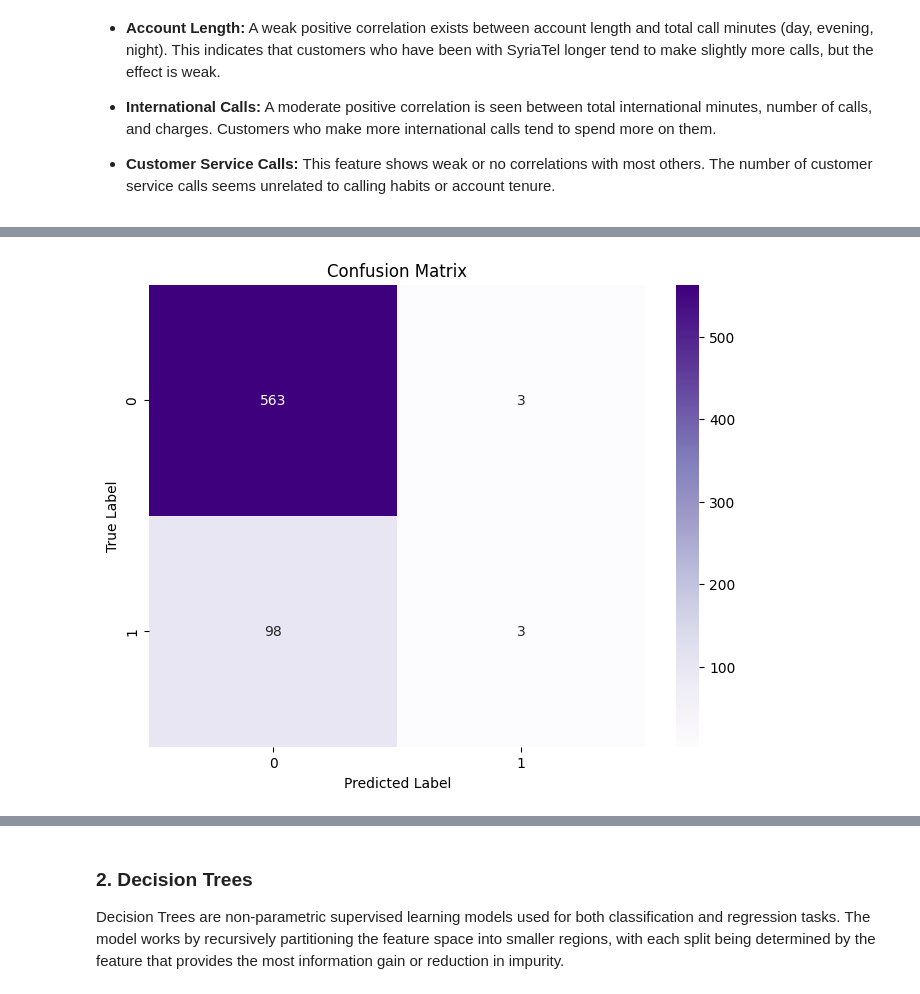
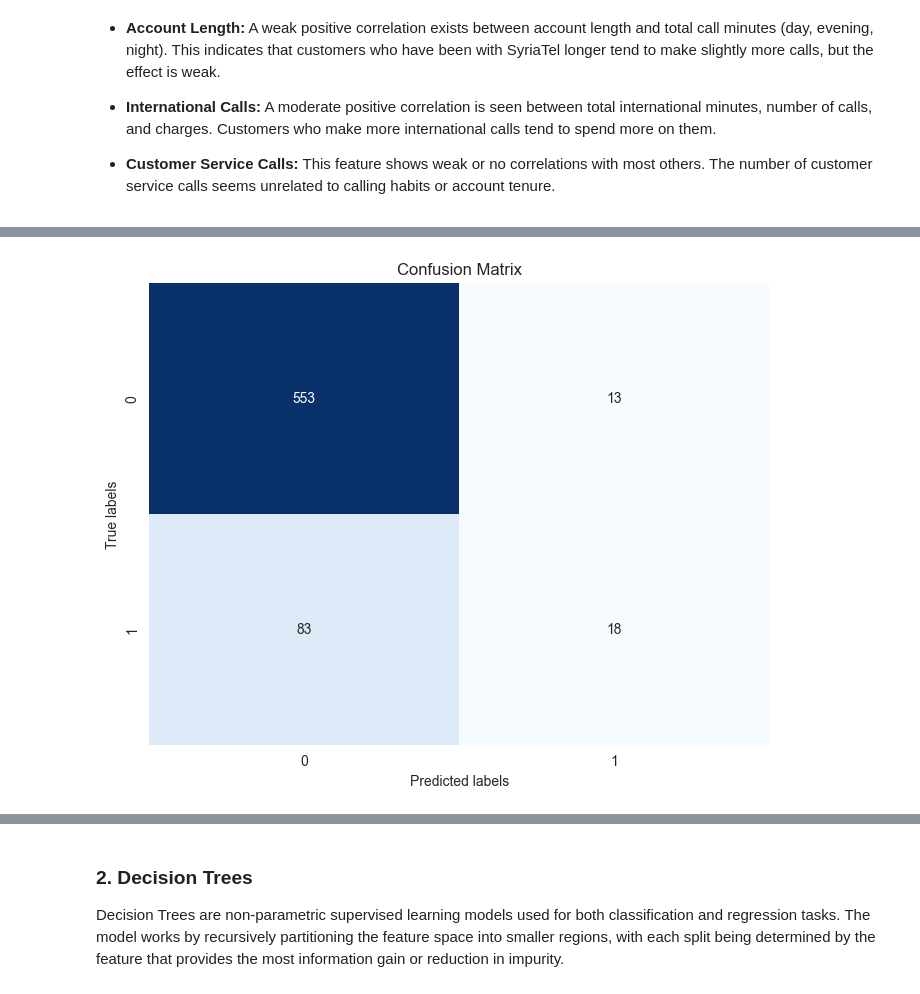
Before and after one commit to yunazzy/SyriaTel-Customer-Churn-Project, a Jupyter notebook: SyriaTel.ipynb, the cells around one changed output, grey strips where cells are left out. Cells and saved outputs as stored; diff of their text form; code cells hidden in the pictures.

Commit message:
Updating the notebook with corrected areas till Modelling

```diff
--- a/SyriaTel.ipynb
+++ b/SyriaTel.ipynb
@@ -448,0 +527,2 @@ X_scaled_df = pd.DataFrame(X_scaled, columns=numerical_columns)
+# %%
+newdf = one_df
@@ -452,15 +594,18 @@ X_scaled_df = pd.DataFrame(X_scaled, columns=numerical_columns)
 
 Before proceeding with modelling, it's essential to split the data into training and testing sets to ensure unbiased evaluation of the models.
 # %%
+from sklearn.model_selection import train_test_split
 
-# Split the data into features (X) and labels (y)
-X = df.drop(columns=['churn'])  # Features
-y = df['churn']  # Labels
+# Define the features (X) and target variable (y)
+X = newdf.drop(columns=['churn'])  # Features
+y = newdf['churn']  # Target variable
 
-# Split the data into training and testing sets (80% train, 20% test)
+# Split the data into training and testing sets
 X_train, X_test, y_train, y_test = train_test_split(X, y, test_size=0.2, random_state=42)
 
 # Print the shapes of the training and testing sets
-print("Training set shape:", X_train.shape, y_train.shape)
-print("Testing set shape:", X_test.shape, y_test.shape)
+print("X_train shape:", X_train.shape)
+print("y_train shape:", y_train.shape)
+print("X_test shape:", X_test.shape)
+print("y_test shape:", y_test.shape)
 # %% [output]
@@ -542,0 +664,20 @@ Mean CV Accuracy: 0.8570904568164093
+# %%
+from sklearn.linear_model import LogisticRegression
+from sklearn.metrics import accuracy_score, classification_report
+
+# Instantiate the Logistic Regression model
+log_reg_model = LogisticRegression(random_state=42)
+
+# Train the model
+log_reg_model.fit(X_train, y_train)
+
+# Predict on the test set
+y_pred = log_reg_model.predict(X_test)
+
+# Evaluate the model
+accuracy = accuracy_score(y_test, y_pred)
+print("Accuracy:", accuracy)
+
+# Classification report
+print("\nClassification Report:")
+print(classification_report(y_test, y_pred))
@@ -543,13 +696,13 @@ Mean CV Accuracy: 0.8570904568164093
 # %%
-# Compute confusion matrix
+# Generate confusion matrix
 conf_matrix = confusion_matrix(y_test, y_pred)
 
 # Plot confusion matrix
 plt.figure(figsize=(8, 6))
-sns.heatmap(conf_matrix, annot=True, fmt='d', cmap='Purples')
-plt.xlabel('Predicted Label')
-plt.ylabel('True Label')
+sns.heatmap(conf_matrix, annot=True, fmt='d', cmap='Blues', cbar=False)
+plt.xlabel('Predicted labels')
+plt.ylabel('True labels')
 plt.title('Confusion Matrix')
 plt.show()
 # %% [output]
-[figure, old version]
+[figure, new version]
```
Also changed, not shown: parts of 87 cells of this notebook, 6 other files.
